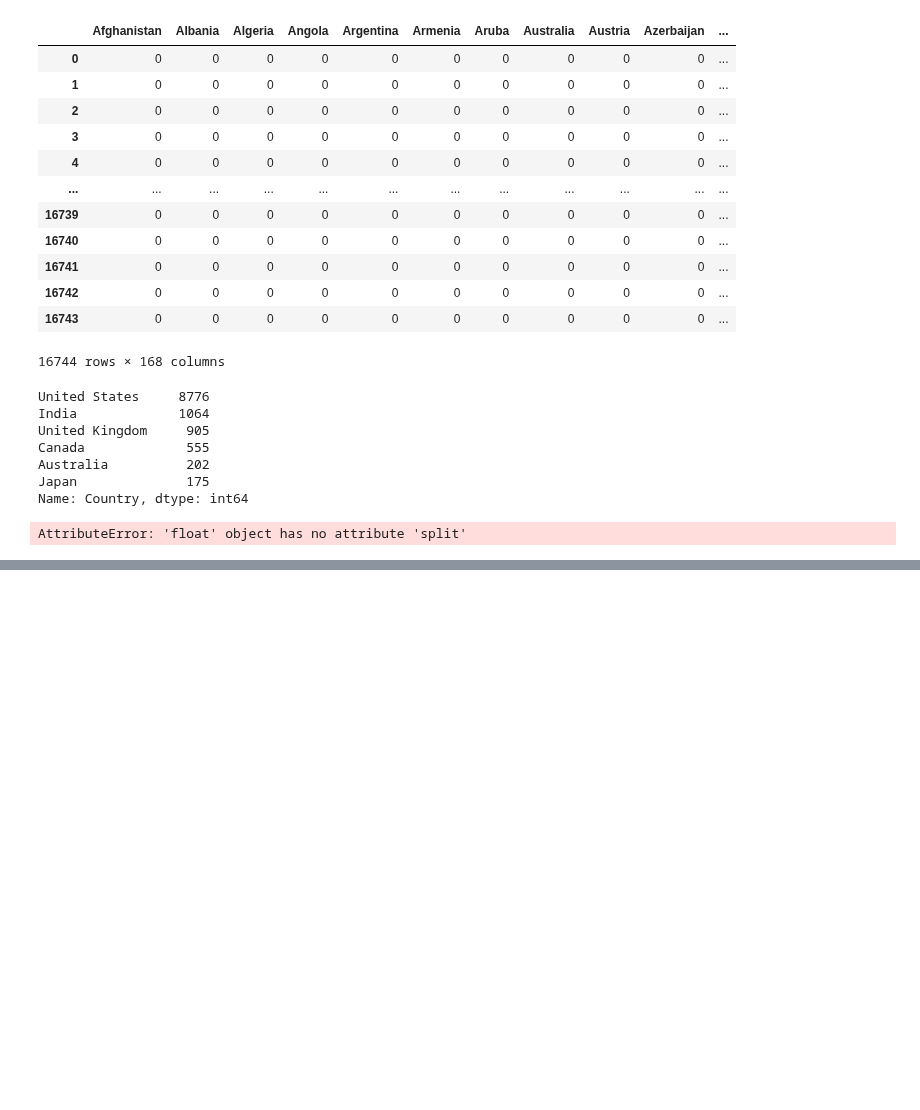
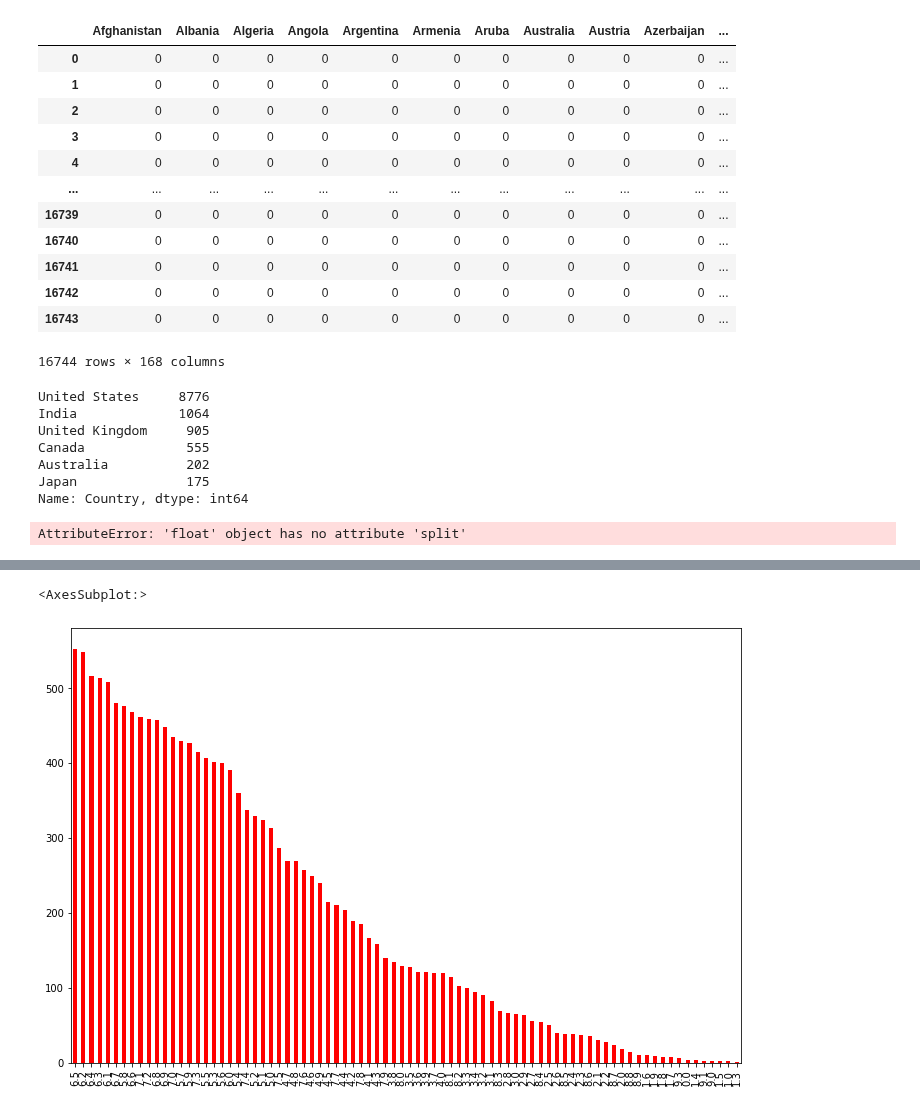
Before and after one commit to jacance/streaming-service-analysis, a Jupyter notebook: PrimeFlix_Tara.ipynb, the cells around one changed output, grey strips where cells are left out. Cells and saved outputs as stored; diff of their text form; code cells hidden in the pictures; blank space fills up the shorter version.

```diff
--- a/PrimeFlix_Tara.ipynb
+++ b/PrimeFlix_Tara.ipynb
@@ -470,0 +529,6 @@ US_df
+# %%
+plt.figure(figsize=(12,8))
+combined_df['IMDb'].value_counts().plot.bar('IMDb Ratings', "Count of Movies", color="Red")
+# %% [output]
+<AxesSubplot:>
+[figure, added]
```
Also changed, not shown: parts of 15 cells of this notebook.
